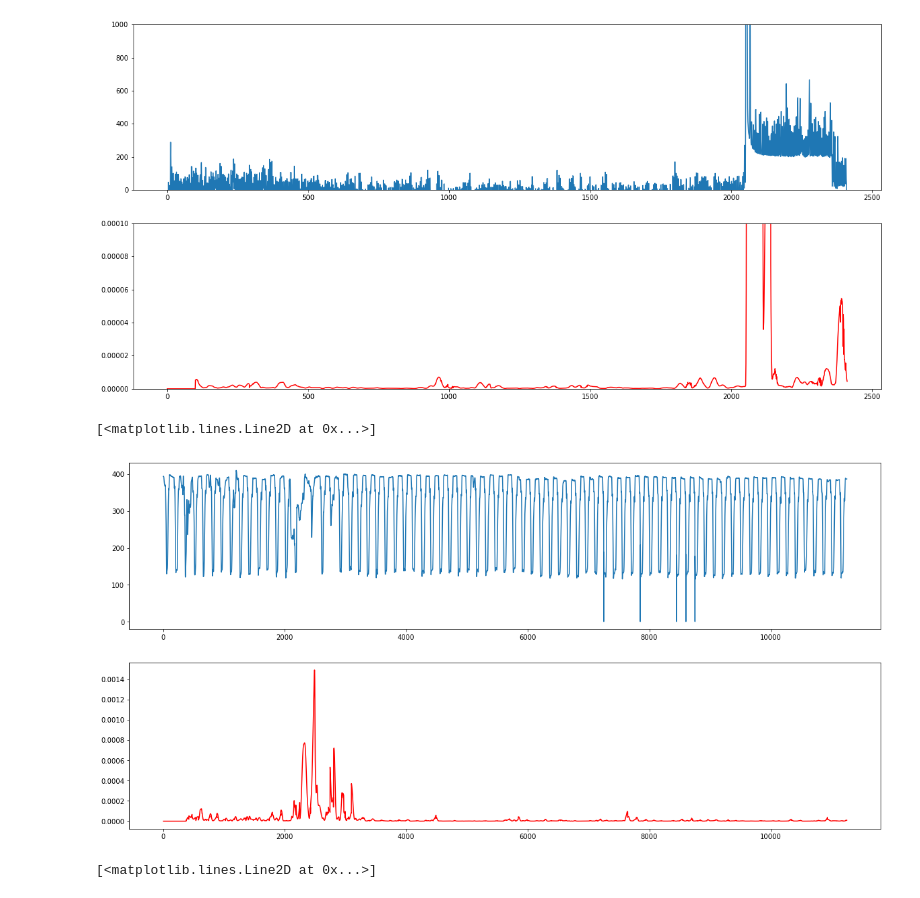
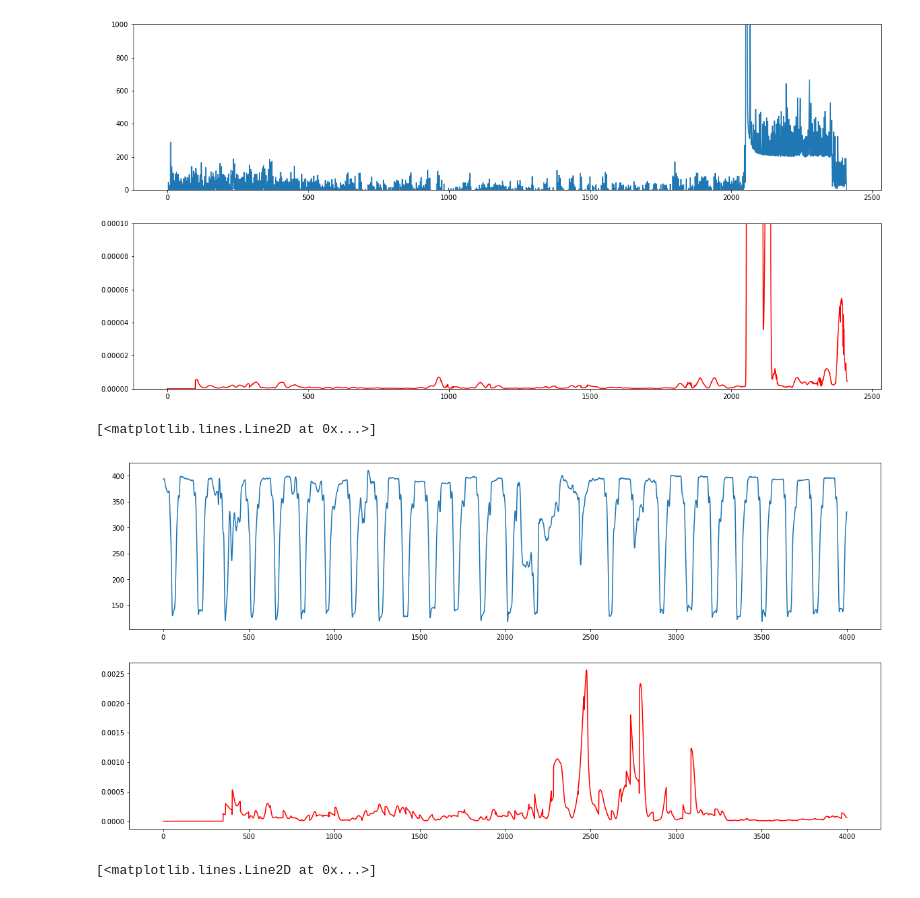
Before and after one commit to statefb/singular-spectrum-transformation, a Jupyter notebook: test2.ipynb, the cells around one changed output. Saved outputs shown, nothing was run; the diff lists cells and outputs as text; code cells hidden in the pictures.

```diff
--- a/test2.ipynb
+++ b/test2.ipynb
@@ -152,16 +152,16 @@ ax[1].set_ylim(0,0.0001)
 (0, 0.0001)
 [figure]
 # %%
-x = datasets[10][:,0]
-sst = SingularSpectrumTransformation(win_length=150)
+x = datasets[10][:4000,0]
+sst = SingularSpectrumTransformation(win_length=140)
 score = sst.score_offline(x)
 
 f,ax = plt.subplots(2,1,figsize=(20,10))
 ax[0].plot(x);
 ax[1].plot(score,"r")
 # %% [output]
 [<matplotlib.lines.Line2D at 0x...>]
-[figure, old version]
+[figure, new version]
 # %%
 T = 50
 Fs = 1/T
```
Also changed, not shown: parts of 4 cells of this notebook, 10 other files.
